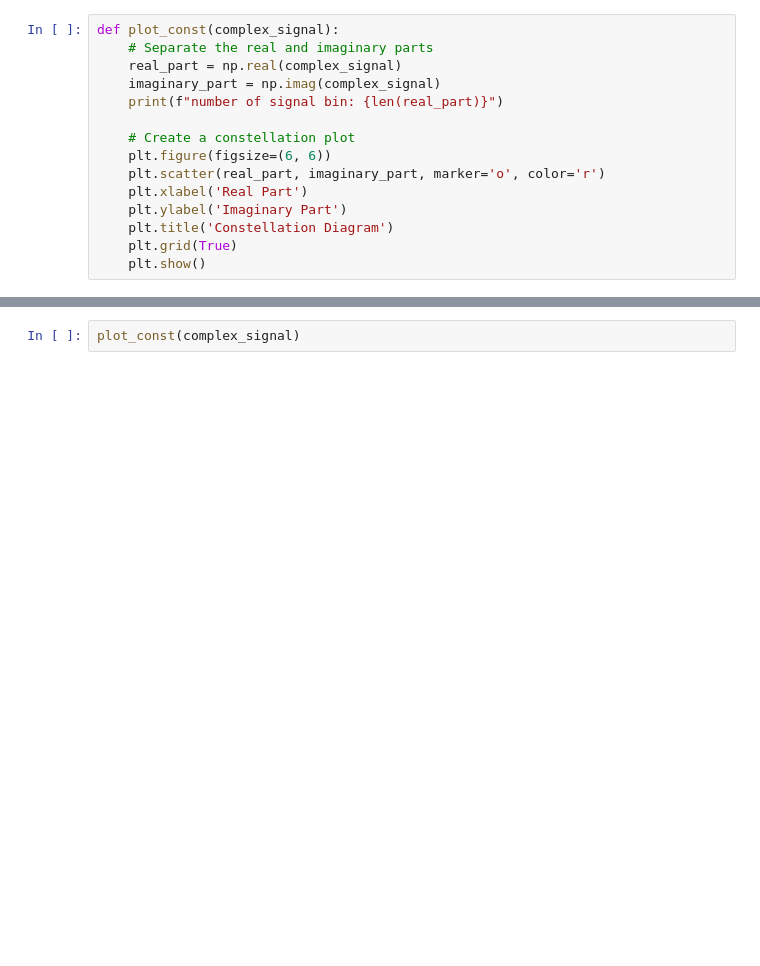
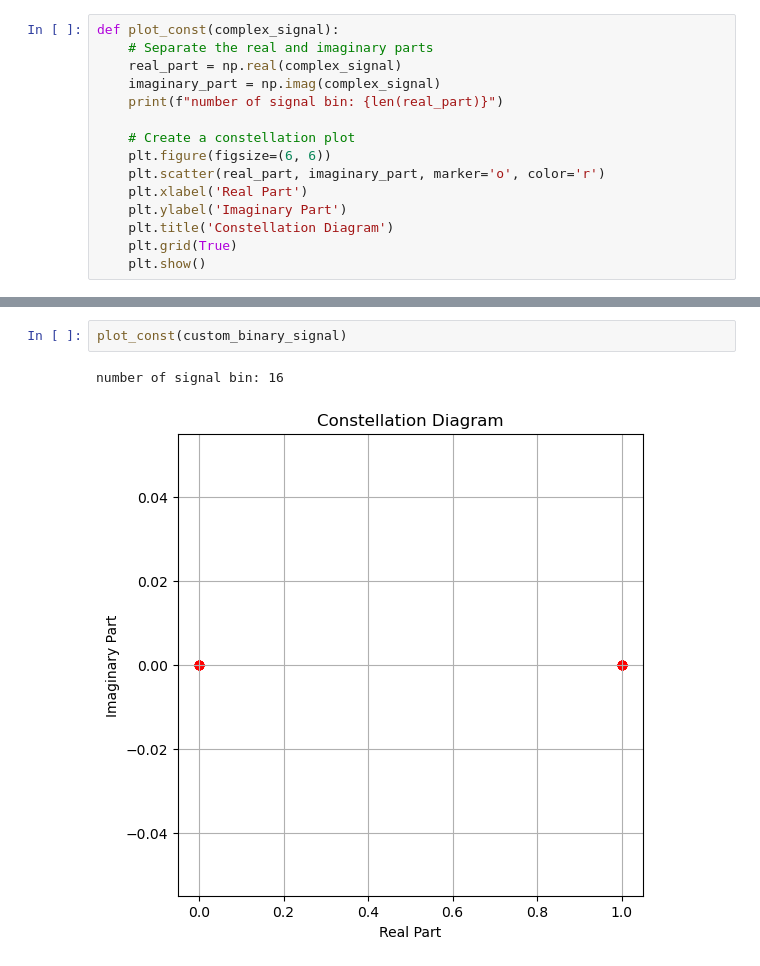
Before and after one commit to LeonMac/notebook, a Jupyter notebook: signal/signal.ipynb, the cells around one changed output, grey strips where cells are left out. Saved outputs shown, nothing was run; the diff lists cells and outputs as text; blank space fills up the shorter version.

```diff
--- a/signal/signal.ipynb
+++ b/signal/signal.ipynb
@@ -363,2 +375,5 @@ plot_complex(complex_signal)
 # %%
-plot_const(complex_signal)
+plot_const(custom_binary_signal)
+# %% [output]
+number of signal bin: 16
+[figure, added]
```
Also changed, not shown: parts of 7 cells of this notebook, 2 other files.
